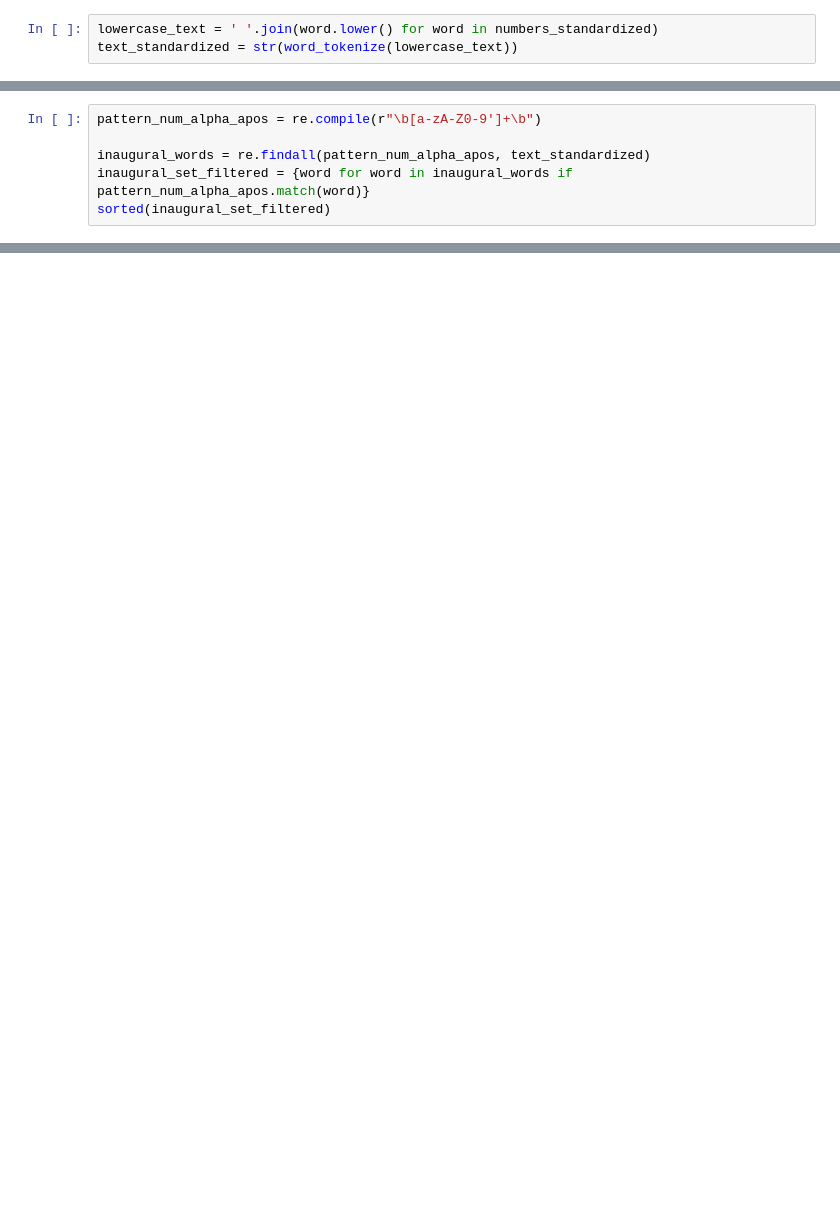
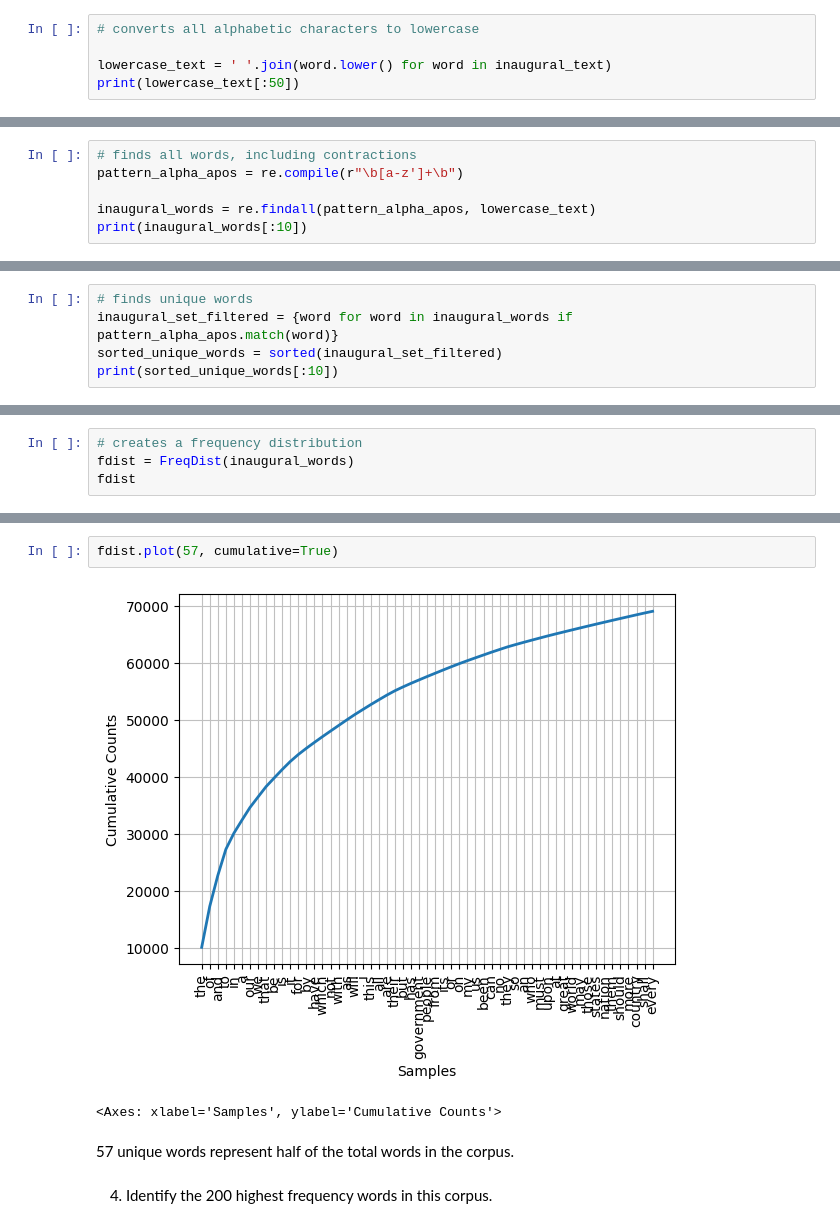
Before and after one commit to Marley-Myrianthopoulos/cunysps_data620, a Jupyter notebook: homework/620_hw5.ipynb, the cells around one changed output, grey strips where cells are left out. Cells and saved outputs as stored; diff of their text form; blank space fills up the shorter version.

```diff
--- a/homework/620_hw5.ipynb
+++ b/homework/620_hw5.ipynb
@@ -20,3 +29,5 @@ numbers_standardized = word_tokenize(numbers_standardized)
 # %%
-lowercase_text = ' '.join(word.lower() for word in numbers_standardized)
-text_standardized = str(word_tokenize(lowercase_text))
+# converts all alphabetic characters to lowercase
+
+lowercase_text = ' '.join(word.lower() for word in inaugural_text)
+print(lowercase_text[:50])
@@ -22,0 +36,6 @@ text_standardized = str(word_tokenize(lowercase_text))
+# %%
+# finds all words, including contractions
+pattern_alpha_apos = re.compile(r"\b[a-z']+\b")
+
+inaugural_words = re.findall(pattern_alpha_apos, lowercase_text)
+print(inaugural_words[:10])
@@ -23,7 +44,6 @@ text_standardized = str(word_tokenize(lowercase_text))
 # %%
-pattern_num_alpha_apos = re.compile(r"\b[a-zA-Z0-9']+\b")
-
-inaugural_words = re.findall(pattern_num_alpha_apos, text_standardized)
-inaugural_set_filtered = {word for word in inaugural_words if pattern_num_alpha_apos.match(word)}
-sorted(inaugural_set_filtered)
+# finds unique words
+inaugural_set_filtered = {word for word in inaugural_words if pattern_alpha_apos.match(word)}
+sorted_unique_words = sorted(inaugural_set_filtered)
+print(sorted_unique_words[:10])
 # %% [output]
@@ -64,0 +73,4 @@ numbers_standardized
+# %%
+# creates a frequency distribution
+fdist = FreqDist(inaugural_words)
+fdist
@@ -64,0 +111,9 @@ numbers_standardized
+# %%
+fdist.plot(57, cumulative=True)
+# %% [output]
+[figure, added]
+<Axes: xlabel='Samples', ylabel='Cumulative Counts'>
+# %% [markdown]
+57 unique words represent half of the total words in the corpus.
+# %% [markdown]
+4. Identify the 200 highest frequency words in this corpus.
```
Also changed, not shown: parts of 33 cells of this notebook.
